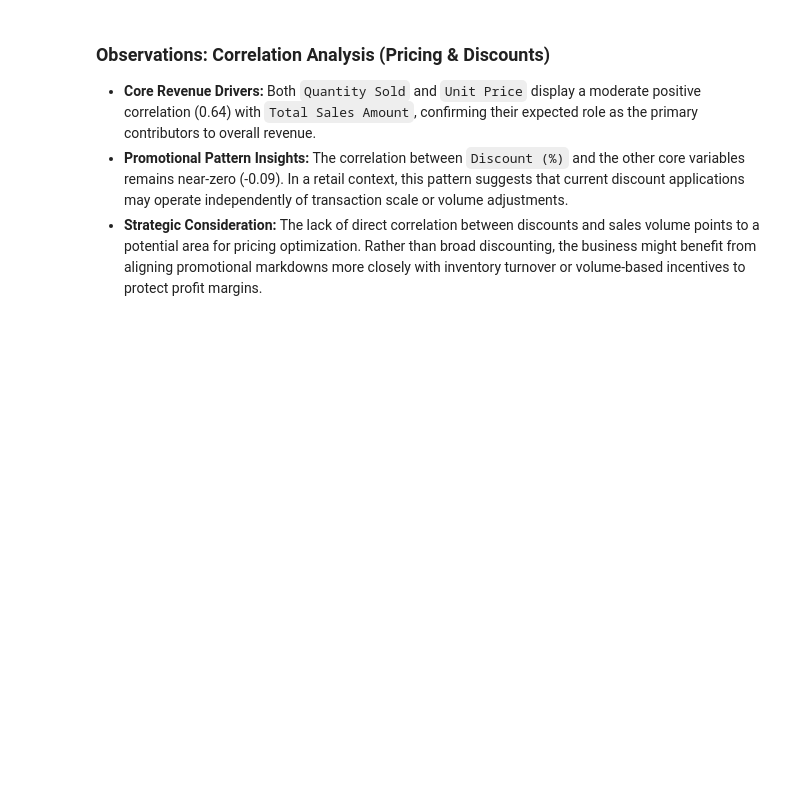
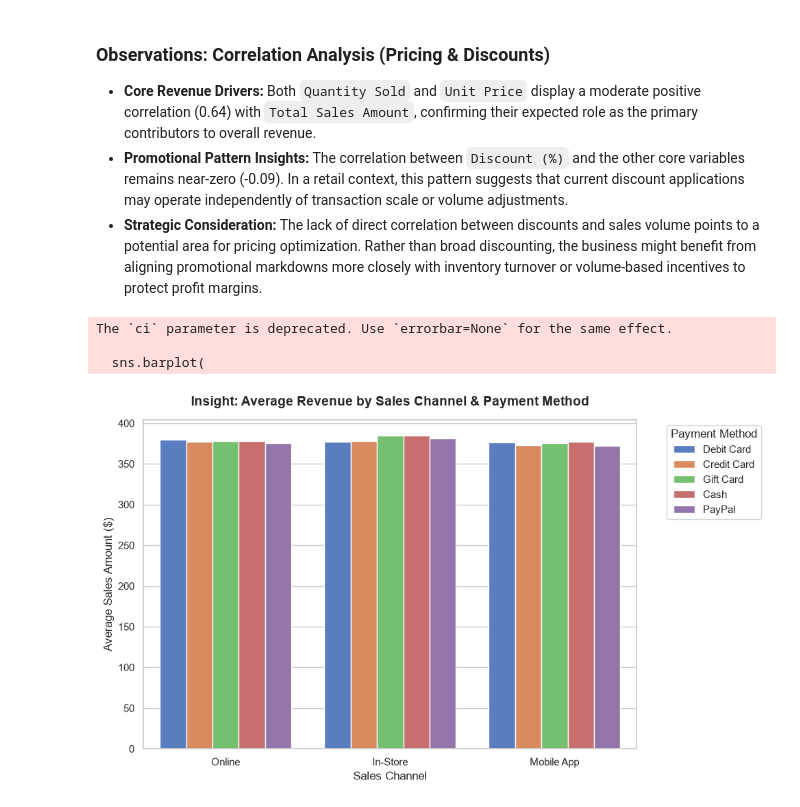
Before and after one commit to simonemedeiros/OIBSIP, a Jupyter notebook: DataAnalytics-L1-CustomerSegmentation/notebooks/retail-sales-dataset.ipynb, the cells around one changed output. Drawn from its saved outputs; the diff is of its cells as text; code cells hidden in the pictures; blank space fills up the shorter version.

Commit message:
feat: add insight visualization on sales channels and payment methods

```diff
--- a/DataAnalytics-L1-CustomerSegmentation/notebooks/retail-sales-dataset.ipynb
+++ b/DataAnalytics-L1-CustomerSegmentation/notebooks/retail-sales-dataset.ipynb
@@ -235,3 +235,34 @@ plt.show()
 * **Core Revenue Drivers:** Both `Quantity Sold` and `Unit Price` display a moderate positive correlation (0.64) with `Total Sales Amount`, confirming their expected role as the primary contributors to overall revenue.
 * **Promotional Pattern Insights:** The correlation between `Discount (%)` and the other core variables remains near-zero (-0.09). In a retail context, this pattern suggests that current discount applications may operate independently of transaction scale or volume adjustments.
 * **Strategic Consideration:** The lack of direct correlation between discounts and sales volume points to a potential area for pricing optimization. Rather than broad discounting, the business might benefit from aligning promotional markdowns more closely with inventory turnover or volume-based incentives to protect profit margins.
+# %%
+# One additional visualisation that reveals a insight
+
+# Set up the figure
+sns.set_theme(style="whitegrid")
+plt.figure(figsize=(10,6))
+
+# Additional Visualisation: Average Sales Amount by Sales Channel and Payment Method
+# This reveals non-obvious payment preferences or ticket sizes across channels
+sns.barplot(
+    data=df,
+    x="sales_channel",
+    y="sales_amount",
+    hue="payment_method",
+    palette="muted",
+    ci=None     #or errorbar=None depending on seaborn version
+)
+
+# Professional formatting
+plt.title("Insight: Average Revenue by Sales Channel & Payment Method", fontsize=14, fontweight="bold", pad=15)
+plt.xlabel("Sales Channel", fontsize=12)
+plt.ylabel("Average Sales Amount ($)", fontsize=12)
+plt.legend(title="Payment Method", bbox_to_anchor=(1.05,1), loc="upper left")
+
+plt.tight_layout()
+plt.show()
+# %% [output]
+The `ci` parameter is deprecated. Use `errorbar=None` for the same effect.
+
+  sns.barplot(
+[figure, added]
```
